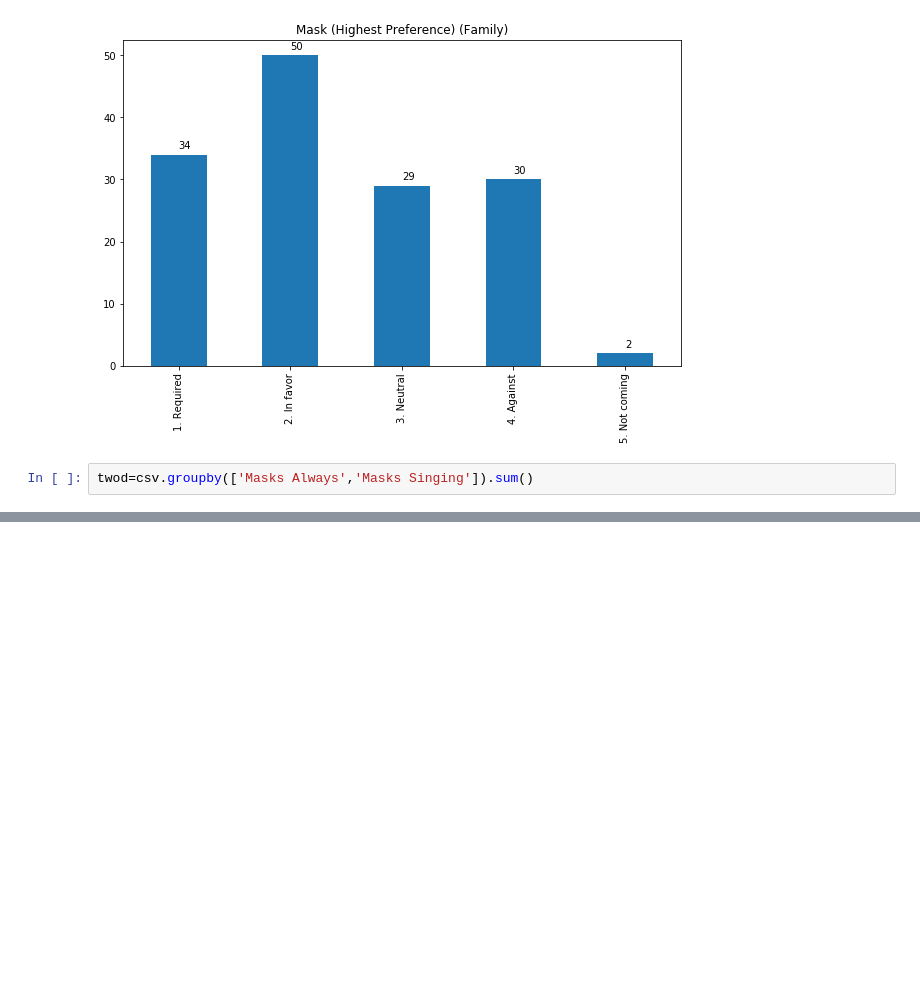
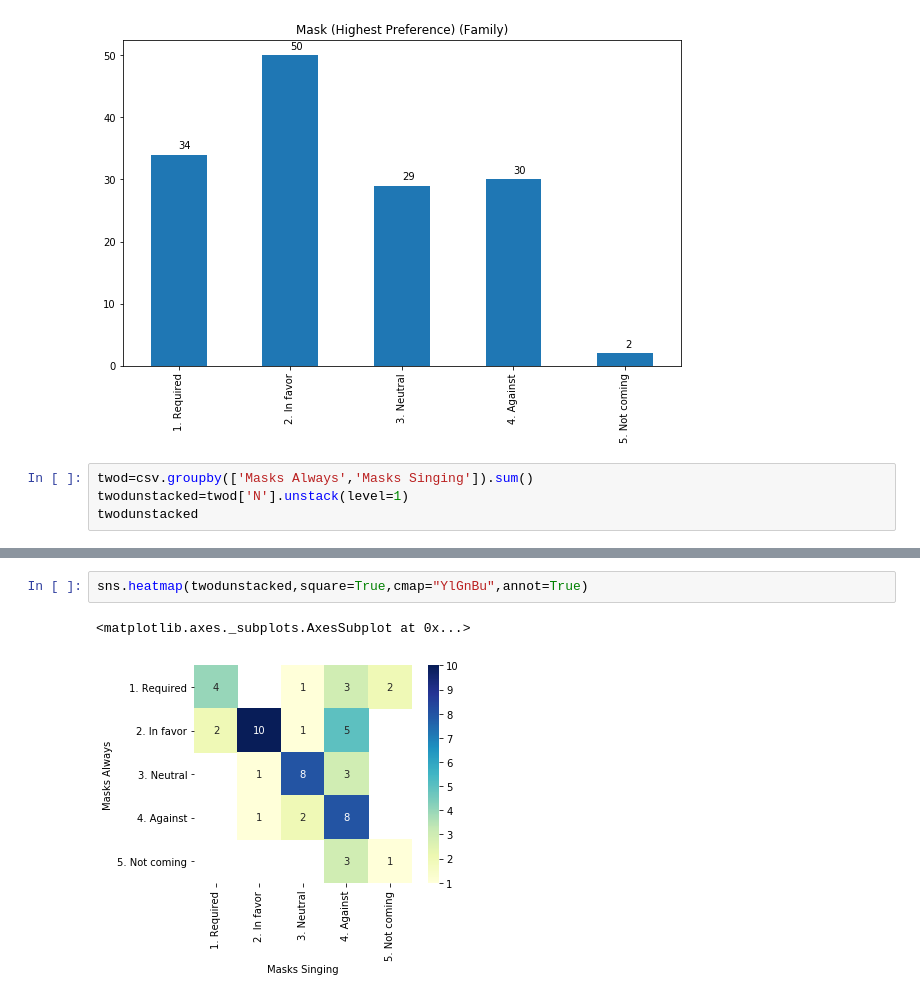
Before and after one commit to wpgabriel/living-hope-church, a Jupyter notebook: LHC Reopening Survey.ipynb, the cells around one changed output, grey strips where cells are left out. Cells and saved outputs as stored; diff of their text form; blank space fills up the shorter version.

Commit message:
Added mask heatmap

```diff
--- a/LHC Reopening Survey.ipynb
+++ b/LHC Reopening Survey.ipynb
@@ -144,3 +144,5 @@ plotGrouping(mask.groupby(mlbl).sum()['fsize'],altTitle="Mask (Highest Preferenc
 [figure]
 # %%
 twod=csv.groupby(['Masks Always','Masks Singing']).sum()
+twodunstacked=twod['N'].unstack(level=1)
+twodunstacked
@@ -146,0 +157,5 @@ twod=csv.groupby(['Masks Always','Masks Singing']).sum()
+# %%
+sns.heatmap(twodunstacked,square=True,cmap="YlGnBu",annot=True)
+# %% [output]
+<matplotlib.axes._subplots.AxesSubplot at 0x...>
+[figure, added]
```
Also changed, not shown: parts of 1 cell of this notebook.
